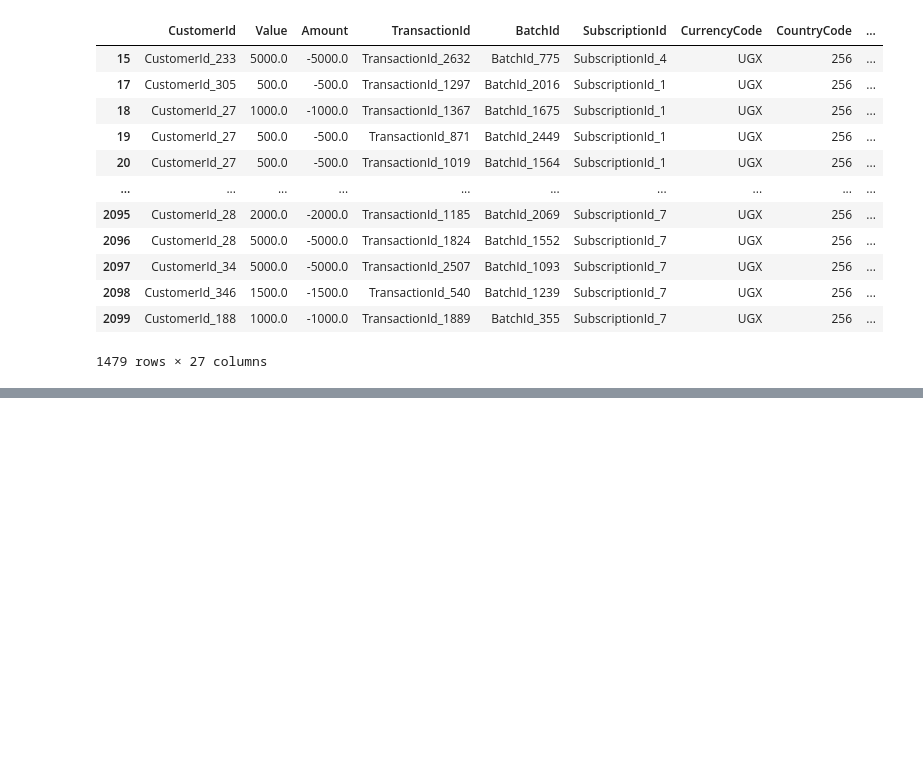
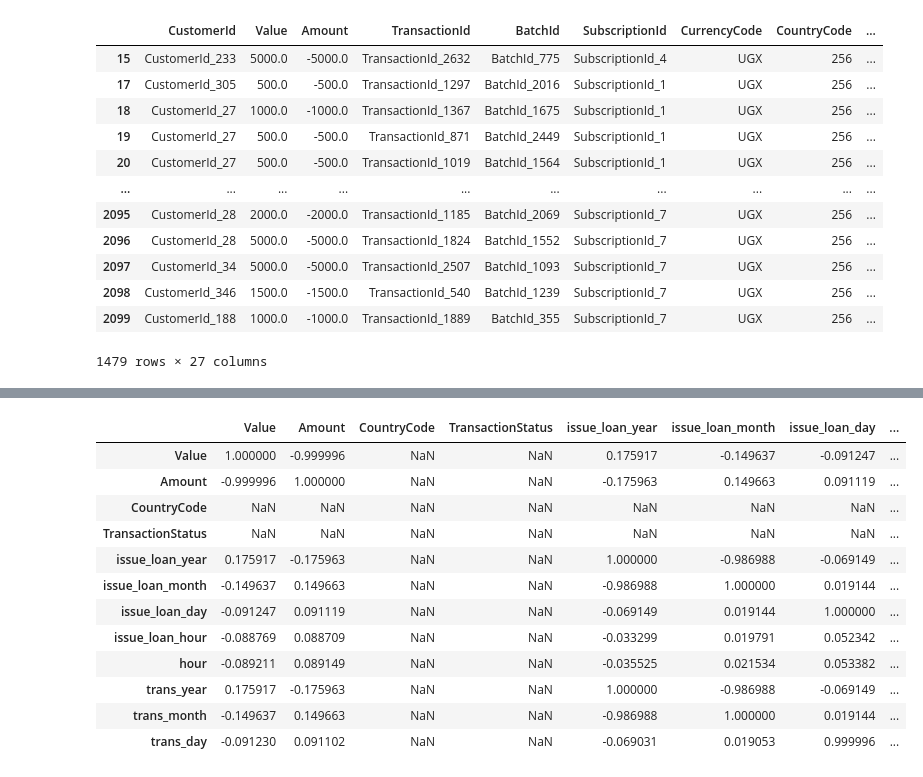
Before and after one commit to mthimkulu23/Standard-Bank-Tech-Impact-Challenge-Xente-Credit-Scoring-Challenge, a Jupyter notebook: Standard_Bank_Tech_Impact_Challenge_Xente_Credit_Scoring_Challenge.ipynb, the cells around one changed output, grey strips where cells are left out. Cells and saved outputs as stored; diff of their text form; code cells hidden in the pictures; blank space fills up the shorter version.

```diff
--- a/Standard_Bank_Tech_Impact_Challenge_Xente_Credit_Scoring_Challenge.ipynb
+++ b/Standard_Bank_Tech_Impact_Challenge_Xente_Credit_Scoring_Challenge.ipynb
@@ -246,0 +294,16 @@ check_invalid_value
+# %%
+x.corr(numeric_only=True)
+# %% [output]
+|  | Value | Amount | CountryCode | TransactionStatus | issue_loan_year | issue_loan_month | issue_loan_day | ... |
+| Value | 1.000000 | -0.999996 | NaN | NaN | 0.175917 | -0.149637 | -0.091247 | ... |
+| Amount | -0.999996 | 1.000000 | NaN | NaN | -0.175963 | 0.149663 | 0.091119 | ... |
+| CountryCode | NaN | NaN | NaN | NaN | NaN | NaN | NaN | ... |
+| TransactionStatus | NaN | NaN | NaN | NaN | NaN | NaN | NaN | ... |
+| issue_loan_year | 0.175917 | -0.175963 | NaN | NaN | 1.000000 | -0.986988 | -0.069149 | ... |
+| issue_loan_month | -0.149637 | 0.149663 | NaN | NaN | -0.986988 | 1.000000 | 0.019144 | ... |
+| issue_loan_day | -0.091247 | 0.091119 | NaN | NaN | -0.069149 | 0.019144 | 1.000000 | ... |
+| issue_loan_hour | -0.088769 | 0.088709 | NaN | NaN | -0.033299 | 0.019791 | 0.052342 | ... |
+| hour | -0.089211 | 0.089149 | NaN | NaN | -0.035525 | 0.021534 | 0.053382 | ... |
+| trans_year | 0.175917 | -0.175963 | NaN | NaN | 1.000000 | -0.986988 | -0.069149 | ... |
+| trans_month | -0.149637 | 0.149663 | NaN | NaN | -0.986988 | 1.000000 | 0.019144 | ... |
+| trans_day | -0.091230 | 0.091102 | NaN | NaN | -0.069031 | 0.019053 | 0.999996 | ... |
```
Also changed, not shown: parts of 5 cells of this notebook.
